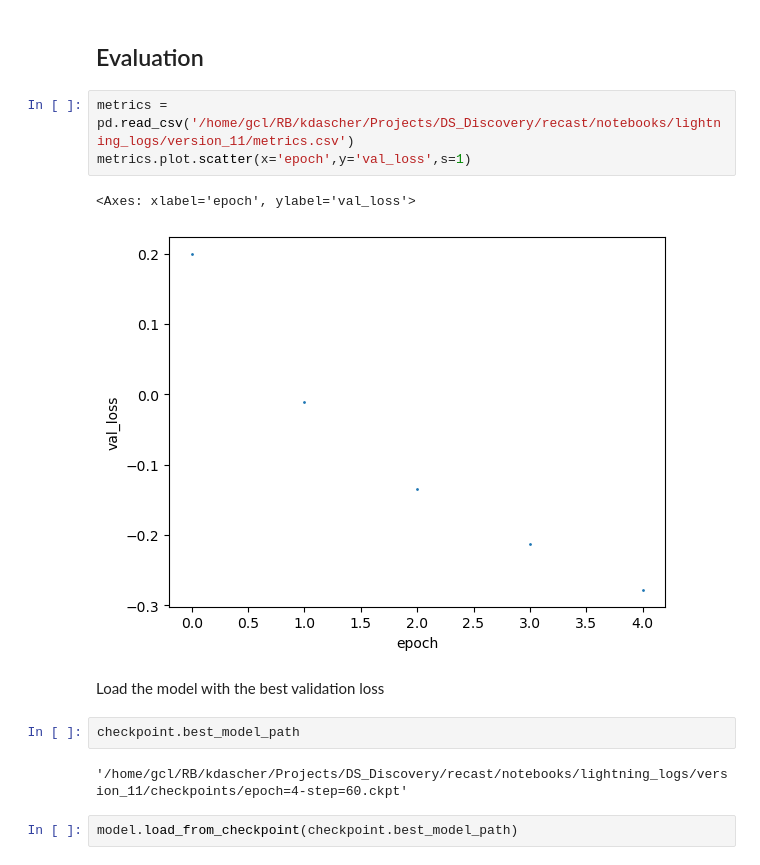
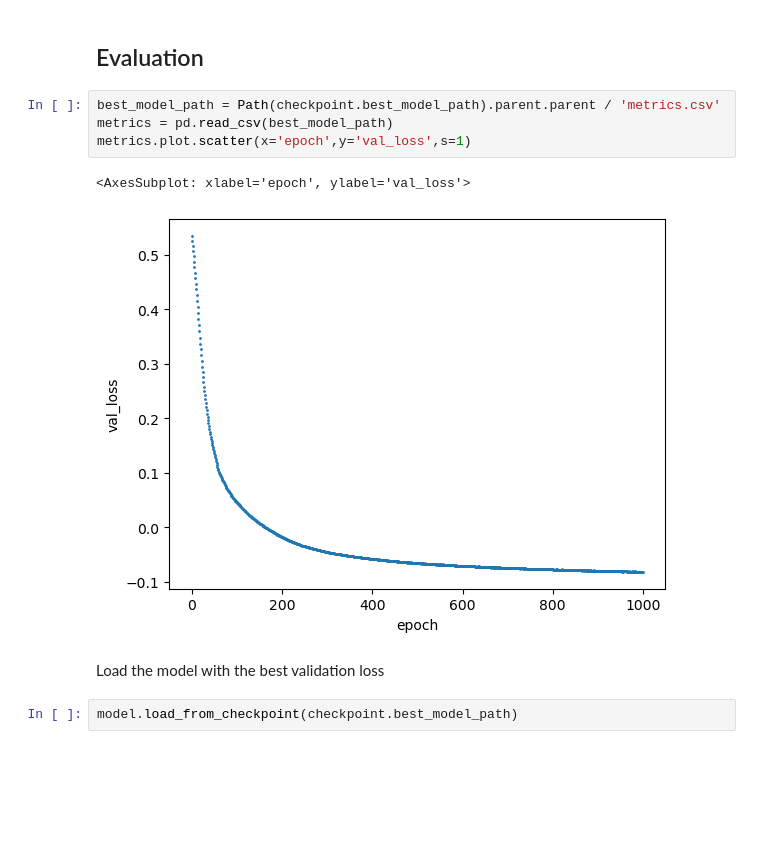
Before and after one commit to keliankaz/recast, a Jupyter notebook: notebooks/4. Training the model global.ipynb, the cells around one changed output. Saved outputs shown, nothing was run; the diff lists cells and outputs as text; blank space fills up the shorter version.

```diff
--- a/notebooks/4. Training the model global.ipynb
+++ b/notebooks/4. Training the model global.ipynb
@@ -137,17 +136,14 @@ this machine) in the `DataLoader` init to improve performance.
 # %% [markdown]
 ## Evaluation
 # %%
-metrics = pd.read_csv('/home/gcl/RB/kdascher/Projects/DS_Discovery/recast/notebooks/lightning_logs/version_11/metrics.csv')
+best_model_path = Path(checkpoint.best_model_path).parent.parent / 'metrics.csv'
+metrics = pd.read_csv(best_model_path)
 metrics.plot.scatter(x='epoch',y='val_loss',s=1)
 # %% [output]
-<Axes: xlabel='epoch', ylabel='val_loss'>
+<AxesSubplot: xlabel='epoch', ylabel='val_loss'>
-[figure, old version]
+[figure, new version]
 # %% [markdown]
 Load the model with the best validation loss
-# %%
-checkpoint.best_model_path
-# %% [output]
-'/home/gcl/RB/kdascher/Projects/DS_Discovery/recast/notebooks/lightning_logs/version_11/checkpoints/epoch=4-step=60.ckpt'
 # %%
 model.load_from_checkpoint(checkpoint.best_model_path)
 # %% [output]
```
Also changed, not shown: parts of 13 cells of this notebook, 3 other files.
